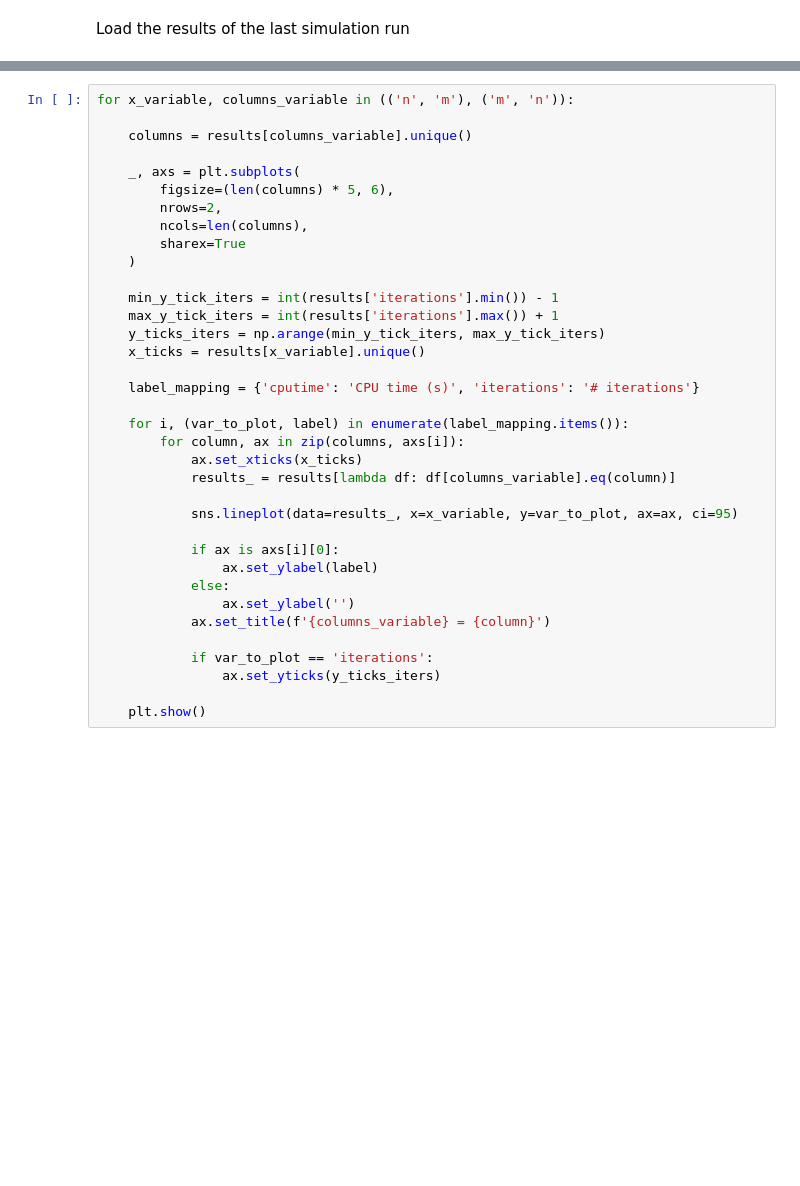
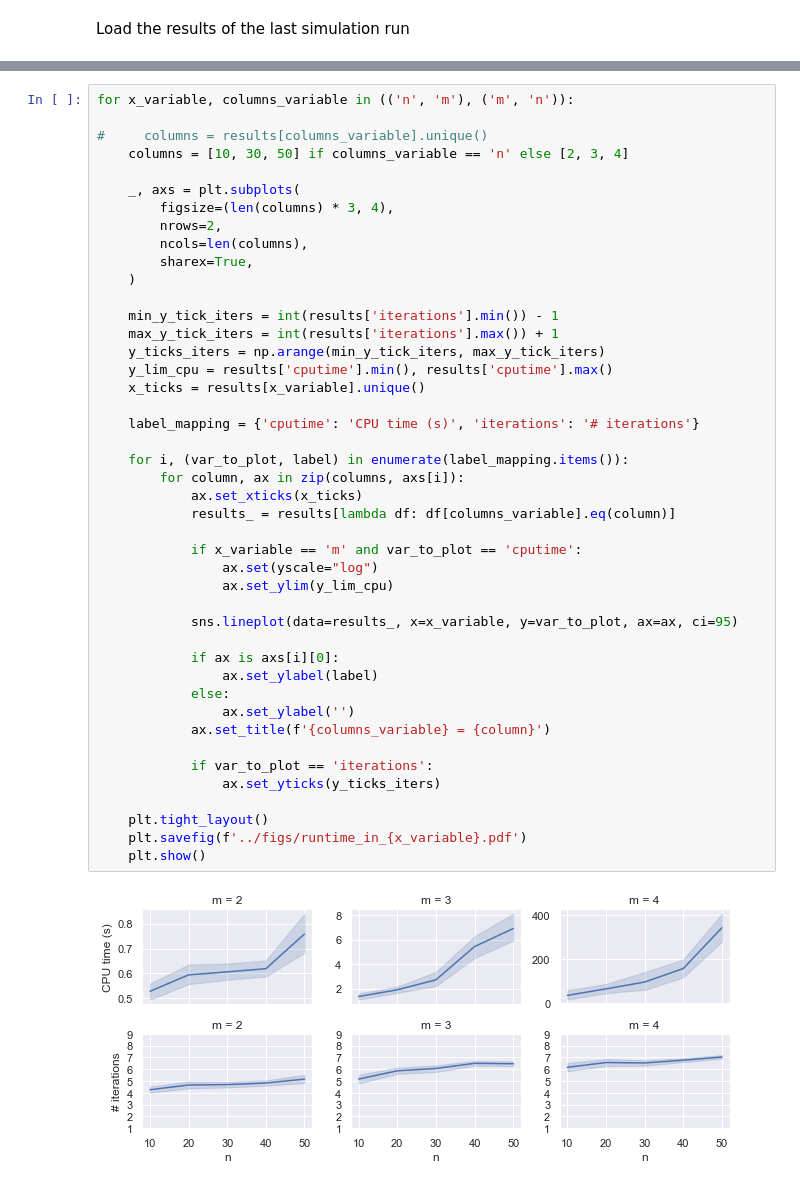
Before and after one commit to rubenvdg/fml-pricing, a Jupyter notebook: notebooks/make-plots.ipynb, the cells around one changed output, grey strips where cells are left out. Drawn from its saved outputs; the diff is of its cells as text; blank space fills up the shorter version.

Commit message:
updates plotting notebook

```diff
--- a/notebooks/make-plots.ipynb
+++ b/notebooks/make-plots.ipynb
@@ -18,36 +25,46 @@ results.head()
 # %%
 for x_variable, columns_variable in (('n', 'm'), ('m', 'n')):
 
-    columns = results[columns_variable].unique()
+#     columns = results[columns_variable].unique()
+    columns = [10, 30, 50] if columns_variable == 'n' else [2, 3, 4]
 
     _, axs = plt.subplots(
-        figsize=(len(columns) * 5, 6),
+        figsize=(len(columns) * 3, 4),
         nrows=2,
         ncols=len(columns),
-        sharex=True
+        sharex=True,
     )
 
     min_y_tick_iters = int(results['iterations'].min()) - 1
     max_y_tick_iters = int(results['iterations'].max()) + 1
     y_ticks_iters = np.arange(min_y_tick_iters, max_y_tick_iters)
+    y_lim_cpu = results['cputime'].min(), results['cputime'].max()
     x_ticks = results[x_variable].unique()
 
     label_mapping = {'cputime': 'CPU time (s)', 'iterations': '# iterations'}
 
     for i, (var_to_plot, label) in enumerate(label_mapping.items()):
         for column, ax in zip(columns, axs[i]):
             ax.set_xticks(x_ticks)
             results_ = results[lambda df: df[columns_variable].eq(column)]
+
+            if x_variable == 'm' and var_to_plot == 'cputime':
+                ax.set(yscale="log")
+                ax.set_ylim(y_lim_cpu)
 
             sns.lineplot(data=results_, x=x_variable, y=var_to_plot, ax=ax, ci=95)
 
             if ax is axs[i][0]:
                 ax.set_ylabel(label)
             else:
                 ax.set_ylabel('')
             ax.set_title(f'{columns_variable} = {column}')
 
             if var_to_plot == 'iterations':
                 ax.set_yticks(y_ticks_iters)
 
+    plt.tight_layout()
+    plt.savefig(f'../figs/runtime_in_{x_variable}.pdf')
     plt.show()
+# %% [output]
+[figure, added]
```
Also changed, not shown: parts of 2 cells of this notebook, 3 other files.
